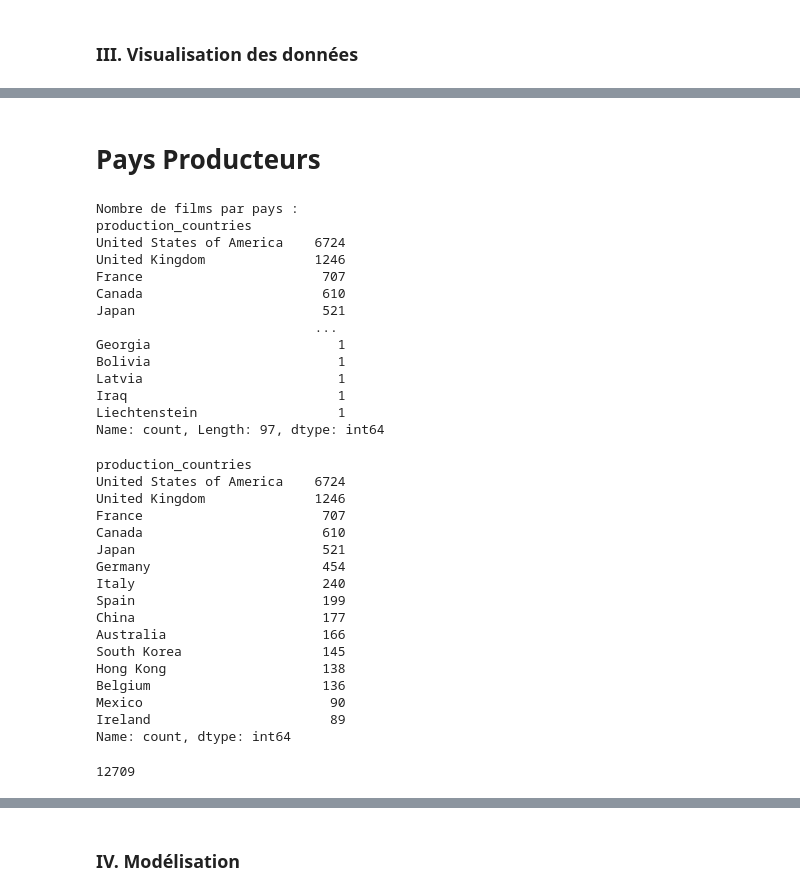
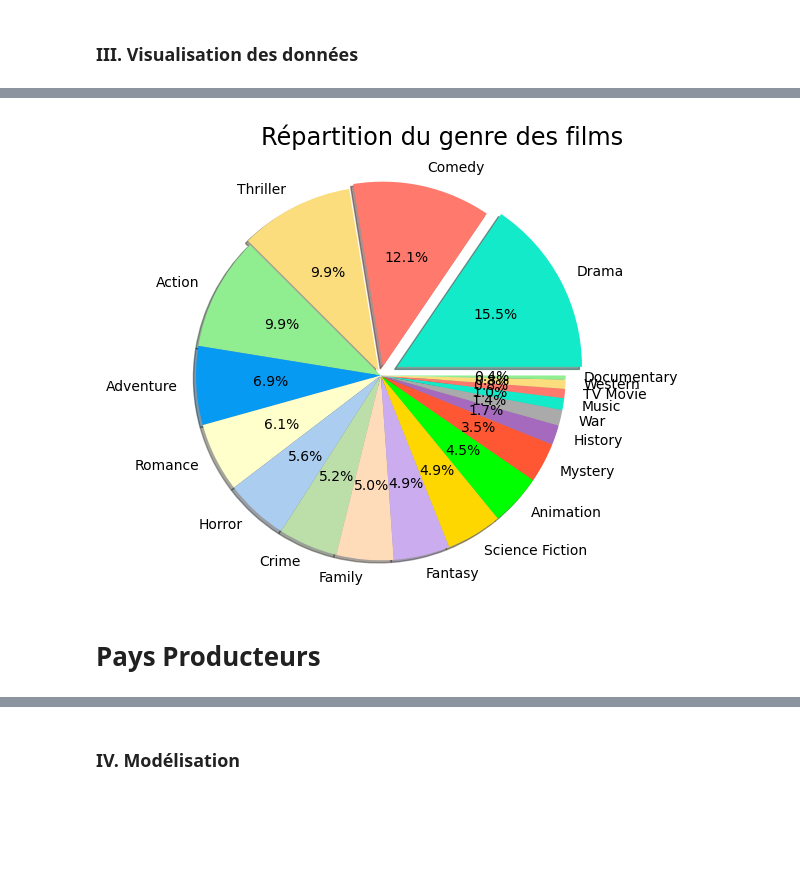
Before and after one commit to yassprogramme/Python_ENSAE_2A_app, a Jupyter notebook: Notebook.ipynb, the cells around one changed output, grey strips where cells are left out. Saved outputs shown, nothing was run; the diff lists cells and outputs as text; code cells hidden in the pictures; blank space fills up the shorter version.

```diff
--- a/Notebook.ipynb
+++ b/Notebook.ipynb
@@ -304,47 +330,34 @@ plt.show()
+# %%
+genre_count_dict = {}
+
+# Parcourir les listes de genres pour chaque film et compter le nombre de films pour chaque genre
+for genres_list in movies_data['genres']:
+    for genre in genres_list:
+        if genre in genre_count_dict:
+            genre_count_dict[genre] += 1
+        else:
+            genre_count_dict[genre] = 1
+
+Autres=["History","Music","War", "TV Movie","Western","Documentary"]
+
+# Convertir le dictionnaire en DataFrame pour obtenir le décompte du nombre de films par genre
+genre_counts = pd.DataFrame(list(genre_count_dict.items()), columns=['Genre', 'Count'])
+genre_counts = genre_counts.sort_values(by='Count', ascending=False)
+
+import matplotlib.pyplot as plt
+
+# Utiliser les décomptes réels à partir de 'genre_counts'
+Liste = genre_counts['Count'].tolist()  # Utiliser les décomptes pour les 16 premiers genres
+Labels = genre_counts['Genre'].tolist() # Utiliser les noms des 16 premiers genres
+myexplode = [0.2,0.1,0.05]+[0] * 16  # Explosion pour la première tranche, pas d'explosion pour les autres
+colors = ['#13EAC9', '#FF796C', '#FBDD7E', '#90EE90', '#069AF3', '#FFFFCB', '#ABCDEF', '#BCDFAA', '#FEDCBA', '#CBADEF', '#FFD700', '#00FF00', '#FF5733', '#A569BD', '#AAAAAA']
+
+# Création du pie chart avec les données de décompte réelles
+plt.figure(figsize=(5, 3))
+plt.pie(Liste, labels=Labels, explode=myexplode, colors=colors, autopct='%1.1f%%', startangle=0, shadow=True, radius=2)
+plt.text(-1.3, 2.5, "Répartition du genre des films", fontsize='xx-large')
+plt.show()
+# %% [output]
+[figure, added]
 # %% [markdown]
 # Pays Producteurs
-# %%
-pays_exploded = movies_data['production_countries'] .explode()
-# Compter le nombre de films par genre
-pays_counts = pays_exploded.value_counts()
-print("Nombre de films par pays :")
-print(pays_counts)
-# %% [output]
-Nombre de films par pays :
-production_countries
-United States of America    6724
-United Kingdom              1246
-France                       707
-Canada                       610
-Japan                        521
-                            ...
-Georgia                        1
-Bolivia                        1
-Latvia                         1
-Iraq                           1
-Liechtenstein                  1
-Name: count, Length: 97, dtype: int64
-# %%
-pays_counts[:15]
-# %% [output]
-production_countries
-United States of America    6724
-United Kingdom              1246
-France                       707
-Canada                       610
-Japan                        521
-Germany                      454
-Italy                        240
-Spain                        199
-China                        177
-Australia                    166
-South Korea                  145
-Hong Kong                    138
-Belgium                      136
-Mexico                        90
-Ireland                       89
-Name: count, dtype: int64
-# %%
-pays_counts.sum()
-# %% [output]
-12709
```
Also changed, not shown: parts of 56 cells of this notebook.
